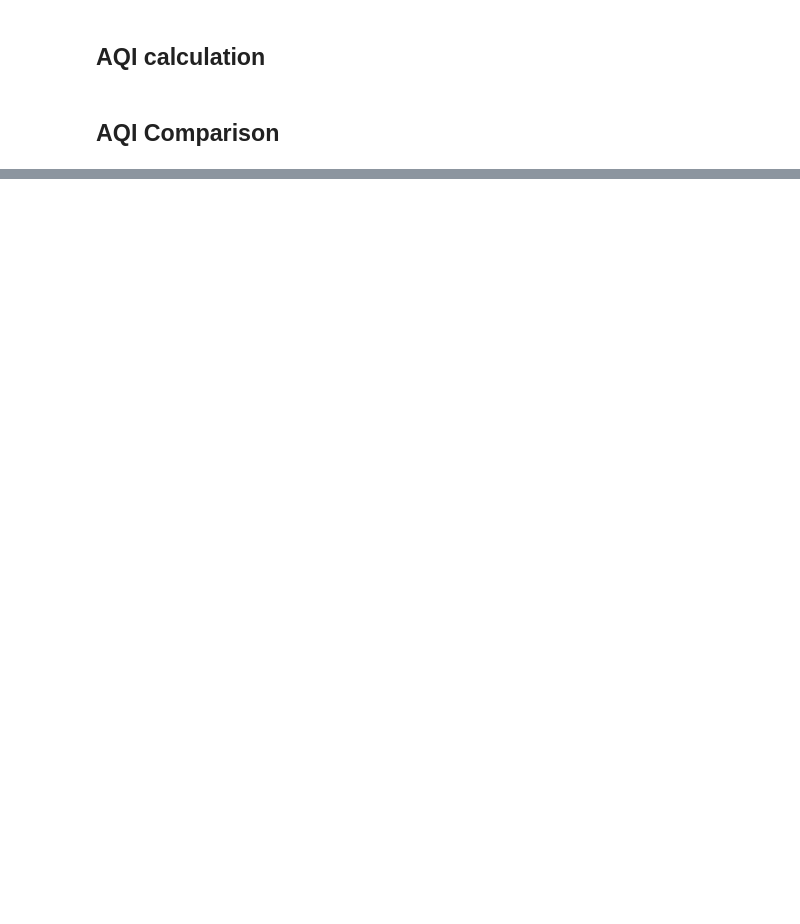
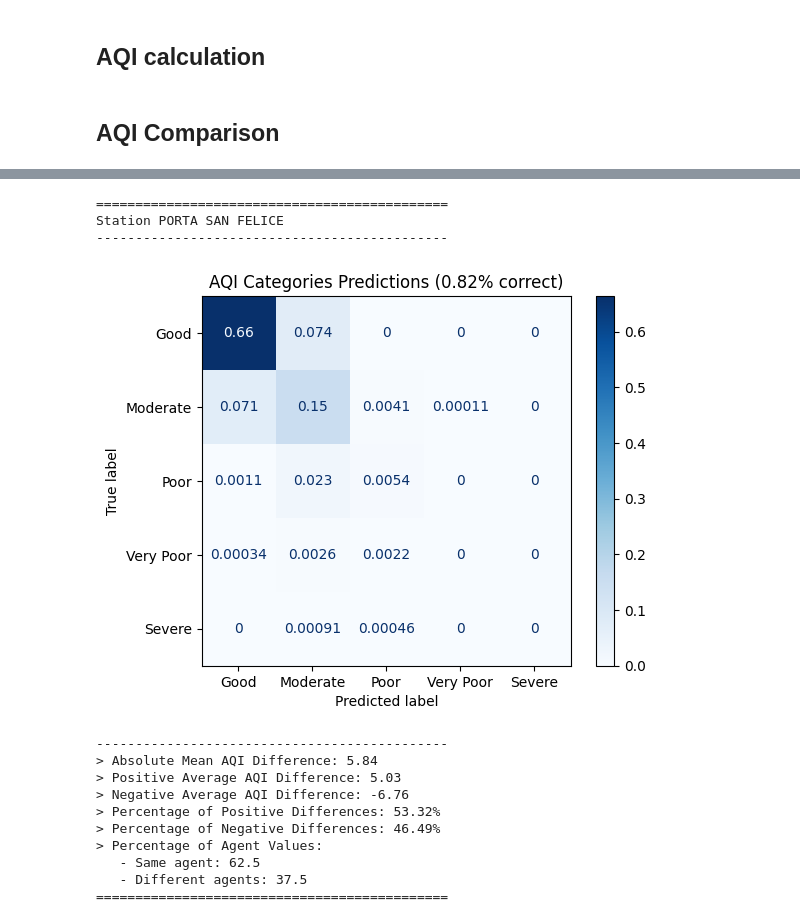
Before and after one commit to davidesonno/AII-project, a Jupyter notebook: 6-agents-estimations.ipynb, the cells around one changed output, grey strips where cells are left out. Saved outputs shown, nothing was run; the diff lists cells and outputs as text; code cells hidden in the pictures; blank space fills up the shorter version.

```diff
--- a/6-agents-estimations.ipynb
+++ b/6-agents-estimations.ipynb
@@ -232,0 +469,24 @@ Station VIA CHIARINI AQI:
+# %%
+station = 'PORTA SAN FELICE'
+print('=============================================')
+print(f'Station {station}')
+print('=============================================')
+print_AQI_category_comparison(pred_AQI_hourly[station],true_AQI_hourly[station], categories=categories)
+print('---------------------------------------------')
+print_AQI_difference_metrics(AQI_diff_hourly[station])
+print('=============================================')
+# %% [output]
+=============================================
+Station PORTA SAN FELICE
+---------------------------------------------
+[figure, added]
+---------------------------------------------
+> Absolute Mean AQI Difference: 5.84
+> Positive Average AQI Difference: 5.03
+> Negative Average AQI Difference: -6.76
+> Percentage of Positive Differences: 53.32%
+> Percentage of Negative Differences: 46.49%
+> Percentage of Agent Values:
+   - Same agent: 62.5
+   - Different agents: 37.5
+=============================================
```
Also changed, not shown: parts of 28 cells of this notebook, 3 other files.
